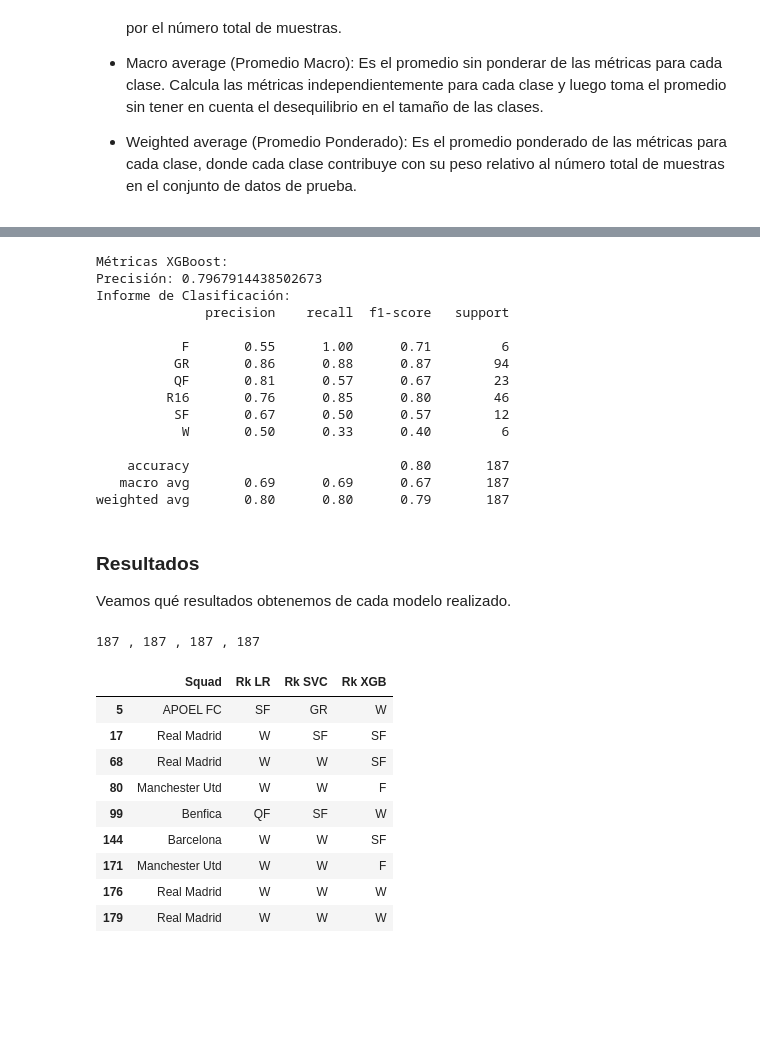
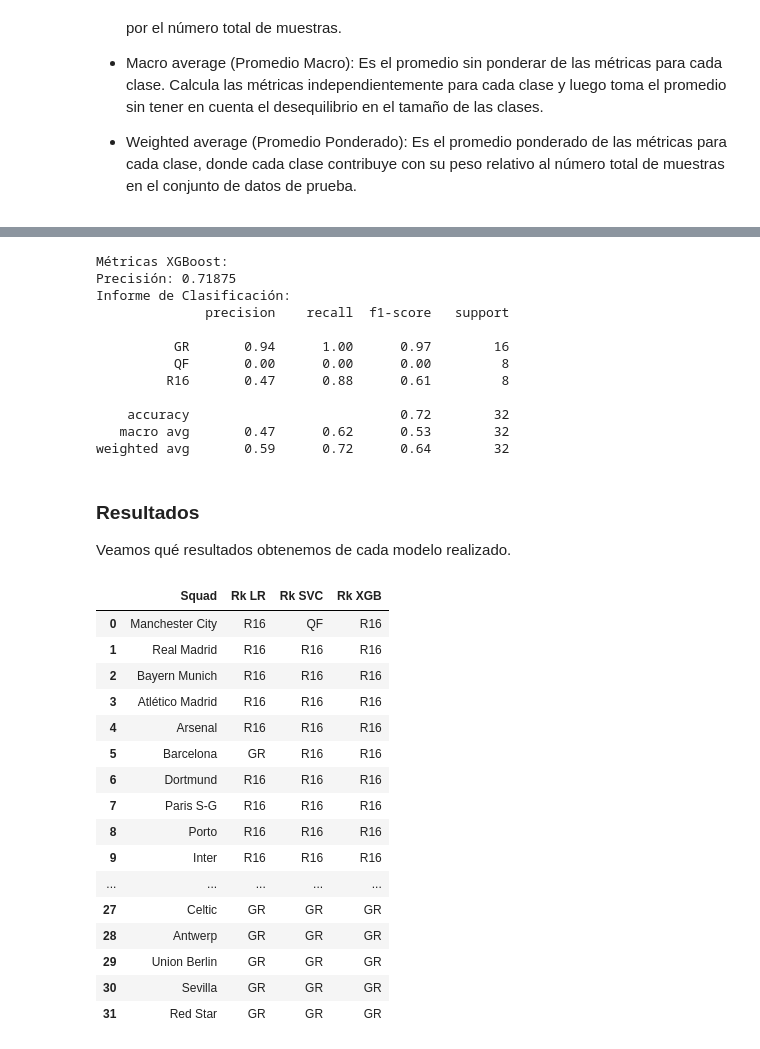
Before and after one commit to lauralardies/uefa_analisis, a Jupyter notebook: UEFA/analisis/predicciones.ipynb, the cells around one changed output, grey strips where cells are left out. Drawn from its saved outputs; the diff is of its cells as text; code cells hidden in the pictures; blank space fills up the shorter version.

```diff
--- a/UEFA/analisis/predicciones.ipynb
+++ b/UEFA/analisis/predicciones.ipynb
@@ -99,3 +102,11 @@ X_train, X_test, y_train, y_test = train_test_split(X_dummy, y,
+# %%
+# Seleccionar todas las filas donde 'Season_2023-24' es igual a 1 para el conjunto de prueba (test)
+X_test = X_dummy[X_dummy['Season_2023-2024'] == 1]
+y_test = y[X_test.index]
+
+# Eliminar las filas seleccionadas para el conjunto de prueba del conjunto de entrenamiento
+X_train = X_dummy.drop(index=X_test.index, errors='ignore')
+y_train = y.drop(index=X_test.index, errors='ignore')
 # %% [markdown]
 ### Modelos de predicción.
 
@@ -181,20 +186,17 @@ print("Informe de Clasificación:")
 print(classification_report(y_test, xgb_pred, zero_division=0))
 # %% [output]
 Métricas XGBoost:
-Precisión: 0.7967914438502673
+Precisión: 0.71875
 Informe de Clasificación:
               precision    recall  f1-score   support
 
-           F       0.55      1.00      0.71         6
-          GR       0.86      0.88      0.87        94
-          QF       0.81      0.57      0.67        23
-         R16       0.76      0.85      0.80        46
-          SF       0.67      0.50      0.57        12
-           W       0.50      0.33      0.40         6
+          GR       0.94      1.00      0.97        16
+          QF       0.00      0.00      0.00         8
+         R16       0.47      0.88      0.61         8
 
-    accuracy                           0.80       187
-   macro avg       0.69      0.69      0.67       187
-weighted avg       0.80      0.80      0.79       187
+    accuracy                           0.72        32
+   macro avg       0.47      0.62      0.53        32
+weighted avg       0.59      0.72      0.64        32
 # %% [markdown]
 ### Resultados
 
@@ -229,8 +231,3 @@ def inverso_dummy(df):
 
     # Return dataframe of the resulting series
     return pd.DataFrame(result_series)
-# %%
-X_test_inv = inverso_dummy(X_test)
-print(len(X_test_inv), ',', len(lr_pred), ',', len(svc_pred), ',', len(xgb_pred))
-# %% [output]
-187 , 187 , 187 , 187
@@ -237,18 +236,23 @@ print(len(X_test_inv), ',', len(lr_pred), ',', len(svc_pred), ',', len(xgb_pred)
 # %%
 X_test_lst, lr_pred_lst, svc_pred_lst, xgb_pred_lst = X_test_inv['Squad'].tolist(), lr_pred.tolist(), svc_pred.tolist(), xgb_pred.tolist()
 
 res = pd.DataFrame({'Squad': X_test_lst, 'Rk LR': lr_pred_lst, 'Rk SVC': svc_pred_lst, 'Rk XGB': xgb_pred_lst})
-
-rk = 'W'
-res[(res['Rk LR'] == rk) | (res['Rk SVC'] == rk) | (res['Rk XGB'] == rk)]
+res
 # %% [output]
 |  | Squad | Rk LR | Rk SVC | Rk XGB |
-| 5 | APOEL FC | SF | GR | W |
-| 17 | Real Madrid | W | SF | SF |
-| 68 | Real Madrid | W | W | SF |
-| 80 | Manchester Utd | W | W | F |
-| 99 | Benfica | QF | SF | W |
-| 144 | Barcelona | W | W | SF |
-| 171 | Manchester Utd | W | W | F |
-| 176 | Real Madrid | W | W | W |
-| 179 | Real Madrid | W | W | W |
+| 0 | Manchester City | R16 | QF | R16 |
+| 1 | Real Madrid | R16 | R16 | R16 |
+| 2 | Bayern Munich | R16 | R16 | R16 |
+| 3 | Atlético Madrid | R16 | R16 | R16 |
+| 4 | Arsenal | R16 | R16 | R16 |
+| 5 | Barcelona | GR | R16 | R16 |
+| 6 | Dortmund | R16 | R16 | R16 |
+| 7 | Paris S-G | R16 | R16 | R16 |
+| 8 | Porto | R16 | R16 | R16 |
+| 9 | Inter | R16 | R16 | R16 |
+| ... | ... | ... | ... | ... |
+| 27 | Celtic | GR | GR | GR |
+| 28 | Antwerp | GR | GR | GR |
+| 29 | Union Berlin | GR | GR | GR |
+| 30 | Sevilla | GR | GR | GR |
+| 31 | Red Star | GR | GR | GR |
```
Also changed, not shown: parts of 7 cells of this notebook, 4 other files.
